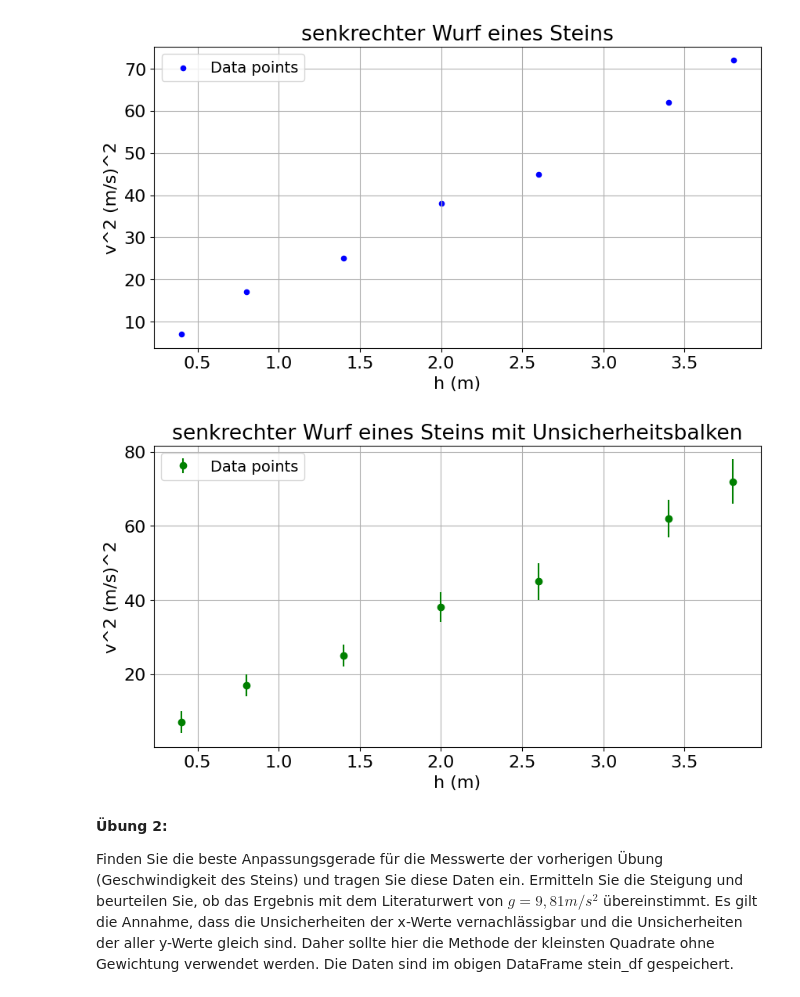
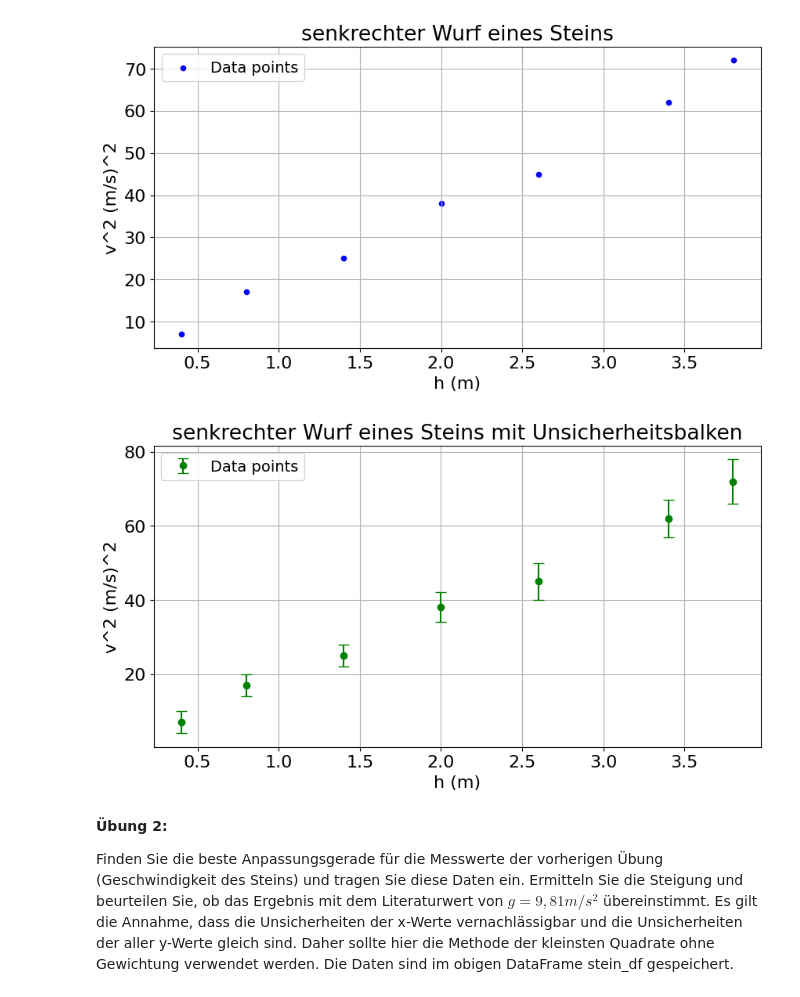
Before and after one commit to Yapollon/Jupyter-Notebooks, a Jupyter notebook: termin2.ipynb, the cells around one changed output. Drawn from its saved outputs; the diff is of its cells as text; code cells hidden in the pictures.

```diff
--- a/termin2.ipynb
+++ b/termin2.ipynb
@@ -423,17 +424,17 @@ plt.show()
 # %%
 # Plot Darstellung
 x_stein = stein_df['h (m)']
 y_stein = stein_df['v^2 (m/s)^2']
 u_stein = stein_df['Unsicherheit von v^2 (m/s)^2']
-plt.errorbar(x_stein, y_stein, yerr=u_stein,color='green',fmt='o',label='Data points')
+plt.errorbar(x_stein, y_stein, yerr=u_stein,color='green',fmt='o',label='Data points', capsize=5)
 plt.grid(True)
 plt.legend(loc='upper left', fontsize=14)
 plt.xlabel('h (m)')
 plt.ylabel('v^2 (m/s)^2')
 plt.title("senkrechter Wurf eines Steins mit Unsicherheitsbalken")
 plt.show()
 # %% [output]
-[figure, old version]
+[figure, new version]
 # %% [markdown]
 **Übung 2:**
 
```
Also changed, not shown: parts of 14 cells of this notebook, 1 other file.
